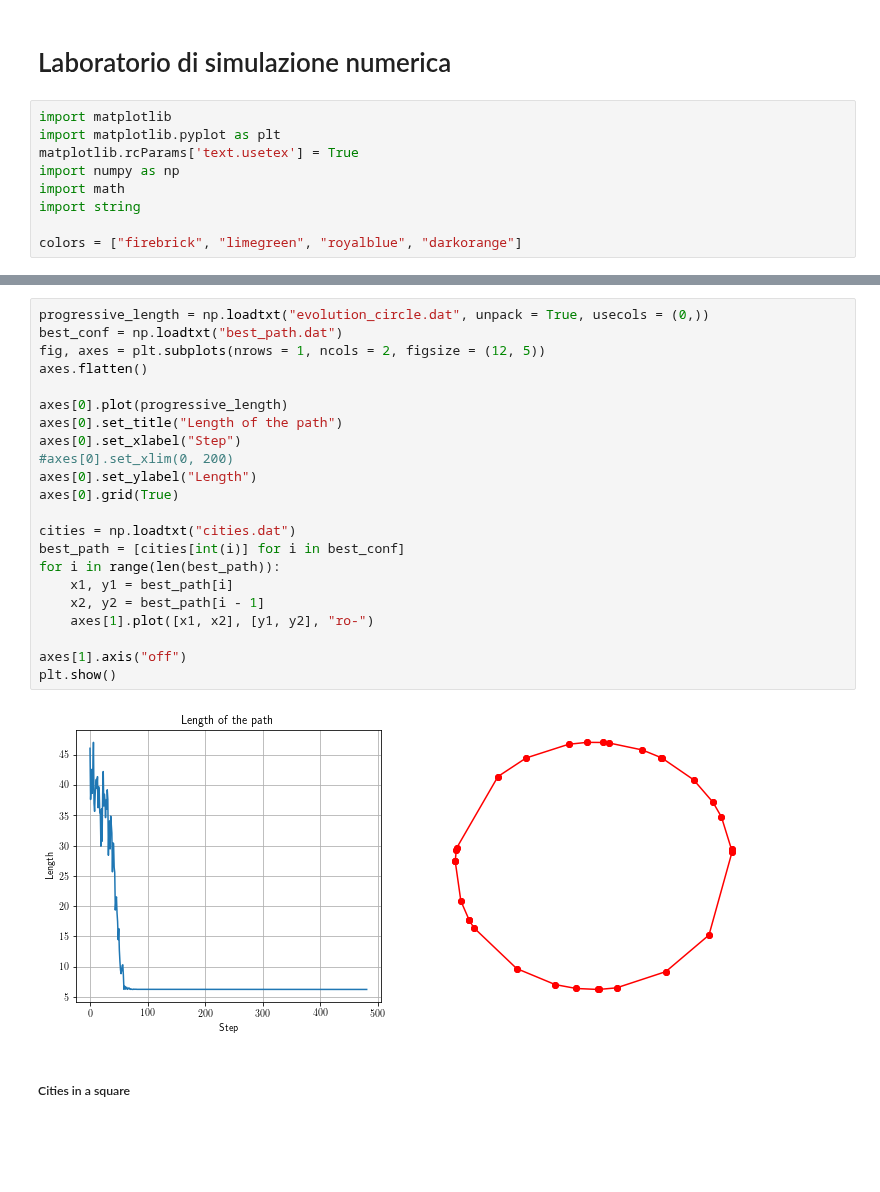
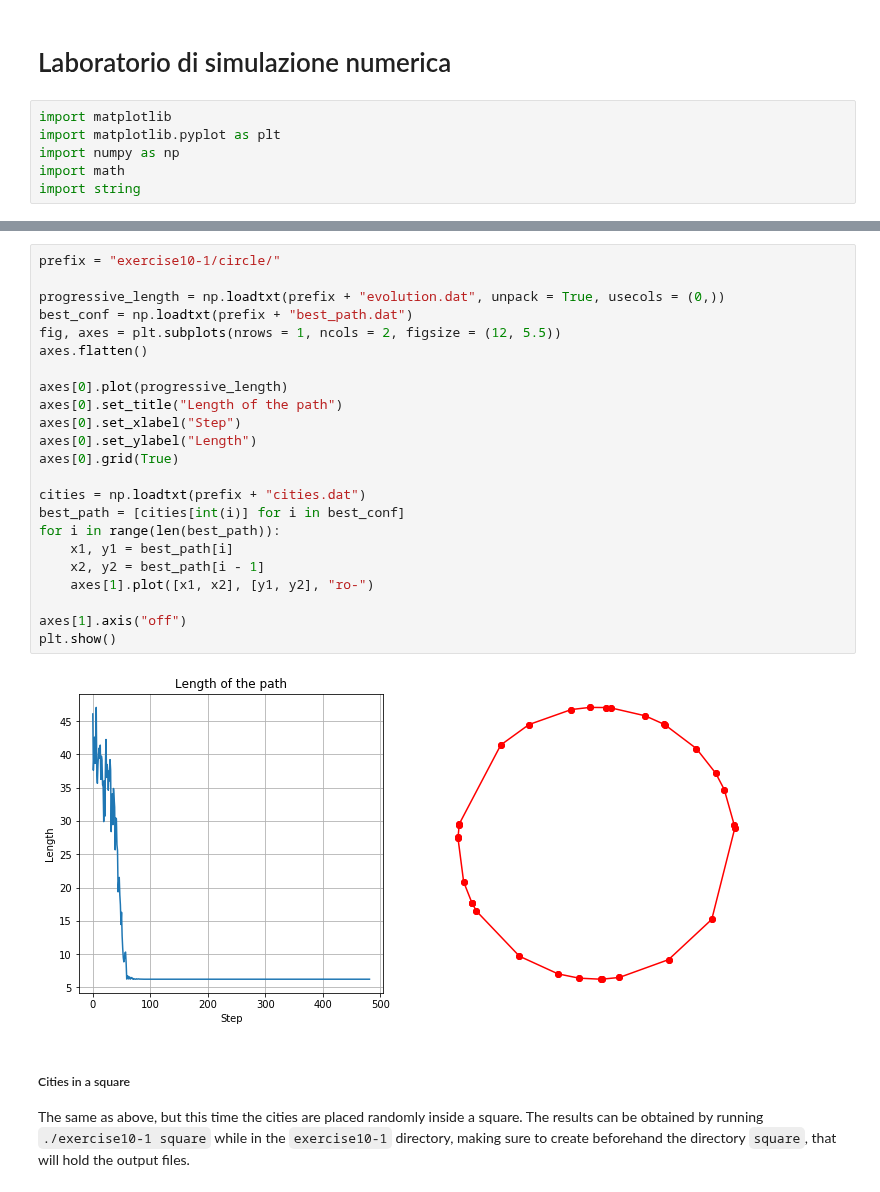
Before and after one commit to phaerrax/lab-simulazione-numerica, a Jupyter notebook: exercise10/exercise10.ipynb, the cells around one changed output, grey strips where cells are left out. Saved outputs shown, nothing was run; the diff lists cells and outputs as text; blank space fills up the shorter version.

```diff
--- a/exercise10/exercise10.ipynb
+++ b/exercise10/exercise10.ipynb
@@ -3,9 +3,6 @@
 # %%
 import matplotlib
 import matplotlib.pyplot as plt
-matplotlib.rcParams['text.usetex'] = True
 import numpy as np
 import math
 import string
-
-colors = ["firebrick", "limegreen", "royalblue", "darkorange"]
@@ -16,27 +15,29 @@ colors = ["firebrick", "limegreen", "royalblue", "darkorange"]
 # %%
-progressive_length = np.loadtxt("evolution_circle.dat", unpack = True, usecols = (0,))
-best_conf = np.loadtxt("best_path.dat")
-fig, axes = plt.subplots(nrows = 1, ncols = 2, figsize = (12, 5))
+prefix = "exercise10-1/circle/"
+
+progressive_length = np.loadtxt(prefix + "evolution.dat", unpack = True, usecols = (0,))
+best_conf = np.loadtxt(prefix + "best_path.dat")
+fig, axes = plt.subplots(nrows = 1, ncols = 2, figsize = (12, 5.5))
 axes.flatten()
 
 axes[0].plot(progressive_length)
 axes[0].set_title("Length of the path")
 axes[0].set_xlabel("Step")
-#axes[0].set_xlim(0, 200)
 axes[0].set_ylabel("Length")
 axes[0].grid(True)
 
-cities = np.loadtxt("cities.dat")
+cities = np.loadtxt(prefix + "cities.dat")
 best_path = [cities[int(i)] for i in best_conf]
 for i in range(len(best_path)):
     x1, y1 = best_path[i]
     x2, y2 = best_path[i - 1]
     axes[1].plot([x1, x2], [y1, y2], "ro-")
 
 axes[1].axis("off")
 plt.show()
 # %% [output]
-[figure, old version]
+[figure, new version]
-# %% [markdown]
-##### Cities in a square
+# %% [markdown]
+##### Cities in a square
+The same as above, but this time the cities are placed randomly inside a square. The results can be obtained by running `./exercise10-1 square` while in the `exercise10-1` directory, making sure to create beforehand the directory `square`, that will hold the output files.
 # %%
```
Also changed, not shown: parts of 14 cells of this notebook, 11 other files.
